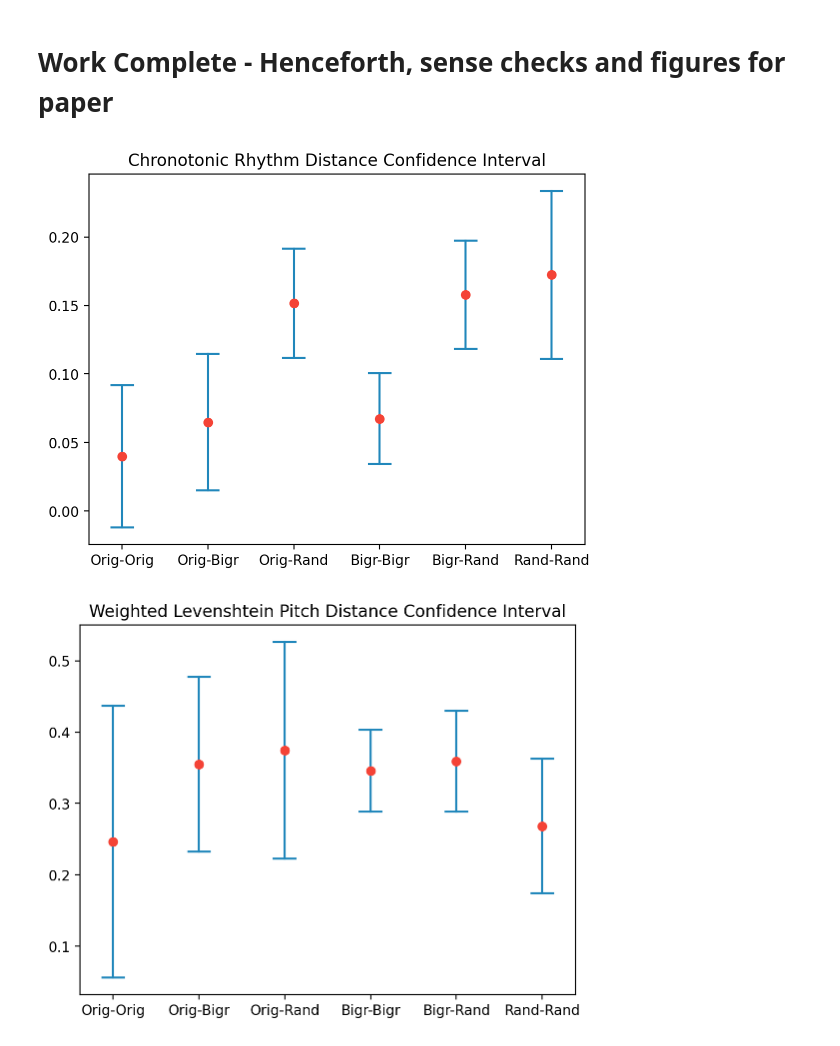
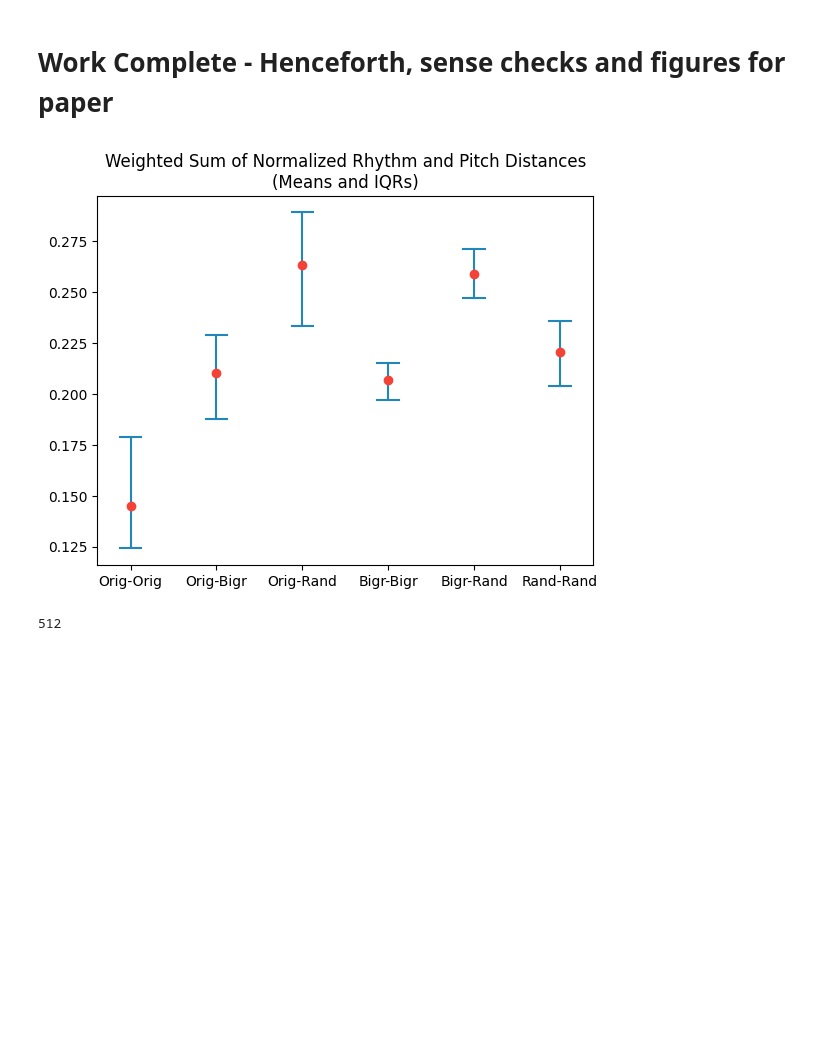
Before and after one commit to kaedejohnson/DH401-A1-RHYTHMGEN, a Jupyter notebook: assignment2.ipynb, the cells around one changed output. Cells and saved outputs as stored; diff of their text form; code cells hidden in the pictures; blank space fills up the shorter version.

```diff
--- a/assignment2.ipynb
+++ b/assignment2.ipynb
@@ -1082,51 +1039,85 @@ import numpy as np
 
 def strip_component(dict, component):
     strip_list = []
     if component == "pitch":
         part = 1
     if component == "rhythm":
         part = 0
     for i in dict.keys():
         strip_list.append(dict[i][part])
     return strip_list
 
 def plot_confidence_interval(x, values, color='#2187bb', horizontal_line_width=0.25):
     mean = np.mean(values)
+    p25 = np.percentile(values, 25)
+    p75 = np.percentile(values, 75)
     stdev = np.std(values)
-    confidence_interval = st.t.interval(alpha = 0.95, df=len(values)-1, loc=mean, scale=stdev)
+    confidence_interval = st.t.interval(alpha = 0.90, df=len(values)-1, loc=mean, scale=stdev)
 
     left = x - horizontal_line_width / 2
-    top = max(confidence_interval)
+    top = p75 #max(confidence_interval)
     right = x + horizontal_line_width / 2
-    bottom = min(confidence_interval)
+    bottom = p25 #min(confidence_interval)
     plt.plot([x, x], [top, bottom], color=color)
     plt.plot([left, right], [top, top], color=color)
     plt.plot([left, right], [bottom, bottom], color=color)
     plt.plot(x, mean, 'o', color='#f44336')
 
     return mean, confidence_interval
 
-plt.xticks([1, 2, 3, 4, 5, 6], ['Orig-Orig', 'Orig-Bigr', 'Orig-Rand', 'Bigr-Bigr', 'Bigr-Rand', 'Rand-Rand'])
-plt.title('Chronotonic Rhythm Distance Confidence Interval')
-plot_confidence_interval(1, strip_component(orig_orig_mins, "rhythm"))
-plot_confidence_interval(2, strip_component(orig_bigr_mins, "rhythm"))
-plot_confidence_interval(3, strip_component(orig_rand_mins, "rhythm"))
-plot_confidence_interval(4, strip_component(bigr_bigr_mins, "rhythm"))
-plot_confidence_interval(5, strip_component(bigr_rand_mins, "rhythm"))
-plot_confidence_interval(6, strip_component(rand_rand_mins, "rhythm"))
-plt.show()
+#plt.xticks([1, 2, 3, 4, 5, 6], ['Orig-Orig', 'Orig-Bigr', 'Orig-Rand', 'Bigr-Bigr', 'Bigr-Rand', 'Rand-Rand'])
+#plt.title('Chronotonic Rhythm Distance Confidence Interval')
+#plot_confidence_interval(1, strip_component(orig_orig_mins, "rhythm"))
+#plot_confidence_interval(2, strip_component(orig_bigr_mins, "rhythm"))
+#plot_confidence_interval(3, strip_component(orig_rand_mins, "rhythm"))
+#plot_confidence_interval(4, strip_component(bigr_bigr_mins, "rhythm"))
+#plot_confidence_interval(5, strip_component(bigr_rand_mins, "rhythm"))
+#plot_confidence_interval(6, strip_component(rand_rand_mins, "rhythm"))
+#plt.show()
 
 
 
+#plt.xticks([1, 2, 3, 4, 5, 6], ['Orig-Orig', 'Orig-Bigr', 'Orig-Rand', 'Bigr-Bigr', 'Bigr-Rand', 'Rand-Rand'])
+#plt.title('Weighted Levenshtein Pitch Distance Confidence Interval')
+#plot_confidence_interval(1, strip_component(orig_orig_mins, "pitch"))
+#plot_confidence_interval(2, strip_component(orig_bigr_mins, "pitch"))
+#plot_confidence_interval(3, strip_component(orig_rand_mins, "pitch"))
+#plot_confidence_interval(4, strip_component(bigr_bigr_mins, "pitch"))
+#plot_confidence_interval(5, strip_component(bigr_rand_mins, "pitch"))
+#plot_confidence_interval(6, strip_component(rand_rand_mins, "pitch"))
+#plt.show()
+
+def combine_and_normalize(min_set, a=.5, b=.5):
+    combined_normalized_min_set = []
+    for min_pair in list(min_set.values()):
+        weighted_sum_min = a*min_pair[0] + b*min_pair[1]
+        #cobb_douglas_min = (min_pair[0]**a)*(min_pair[1]**b)
+        #l2_min = np.sqrt(min_pair[0]**2 + min_pair[1]**2)
+        #l1_min = min_pair[0] + min_pair[1]
+        output = weighted_sum_min
+        if output != 0:
+            combined_normalized_min_set.append(output)
+    return combined_normalized_min_set
+
+orig_orig_combined_normalized_mins = combine_and_normalize(orig_orig_mins)
+orig_bigr_combined_normalized_mins = combine_and_normalize(orig_bigr_mins)
+orig_rand_combined_normalized_mins = combine_and_normalize(orig_rand_mins)
+bigr_bigr_combined_normalized_mins = combine_and_normalize(bigr_bigr_mins)
+bigr_rand_combined_normalized_mins = combine_and_normalize(bigr_rand_mins)
+rand_rand_combined_normalized_mins = combine_and_normalize(rand_rand_mins)
+
 plt.xticks([1, 2, 3, 4, 5, 6], ['Orig-Orig', 'Orig-Bigr', 'Orig-Rand', 'Bigr-Bigr', 'Bigr-Rand', 'Rand-Rand'])
-plt.title('Weighted Levenshtein Pitch Distance Confidence Interval')
-plot_confidence_interval(1, strip_component(orig_orig_mins, "pitch"))
-plot_confidence_interval(2, strip_component(orig_bigr_mins, "pitch"))
-plot_confidence_interval(3, strip_component(orig_rand_mins, "pitch"))
-plot_confidence_interval(4, strip_component(bigr_bigr_mins, "pitch"))
-plot_confidence_interval(5, strip_component(bigr_rand_mins, "pitch"))
-plot_confidence_interval(6, strip_component(rand_rand_mins, "pitch"))
+plt.title('Weighted Sum of Normalized Rhythm and Pitch Distances\n(Means and IQRs)')
+plot_confidence_interval(1, orig_orig_combined_normalized_mins)
+plot_confidence_interval(2, orig_bigr_combined_normalized_mins)
+plot_confidence_interval(3, orig_rand_combined_normalized_mins)
+plot_confidence_interval(4, bigr_bigr_combined_normalized_mins)
+plot_confidence_interval(5, bigr_rand_combined_normalized_mins)
+plot_confidence_interval(6, rand_rand_combined_normalized_mins)
 plt.show()
 # %% [output]
-[figure, old version]
+[figure, new version]
-[figure, removed]
+# %%
+len(orig_orig_mins)
+# %% [output]
+512
```
Also changed, not shown: parts of 9 cells of this notebook.
